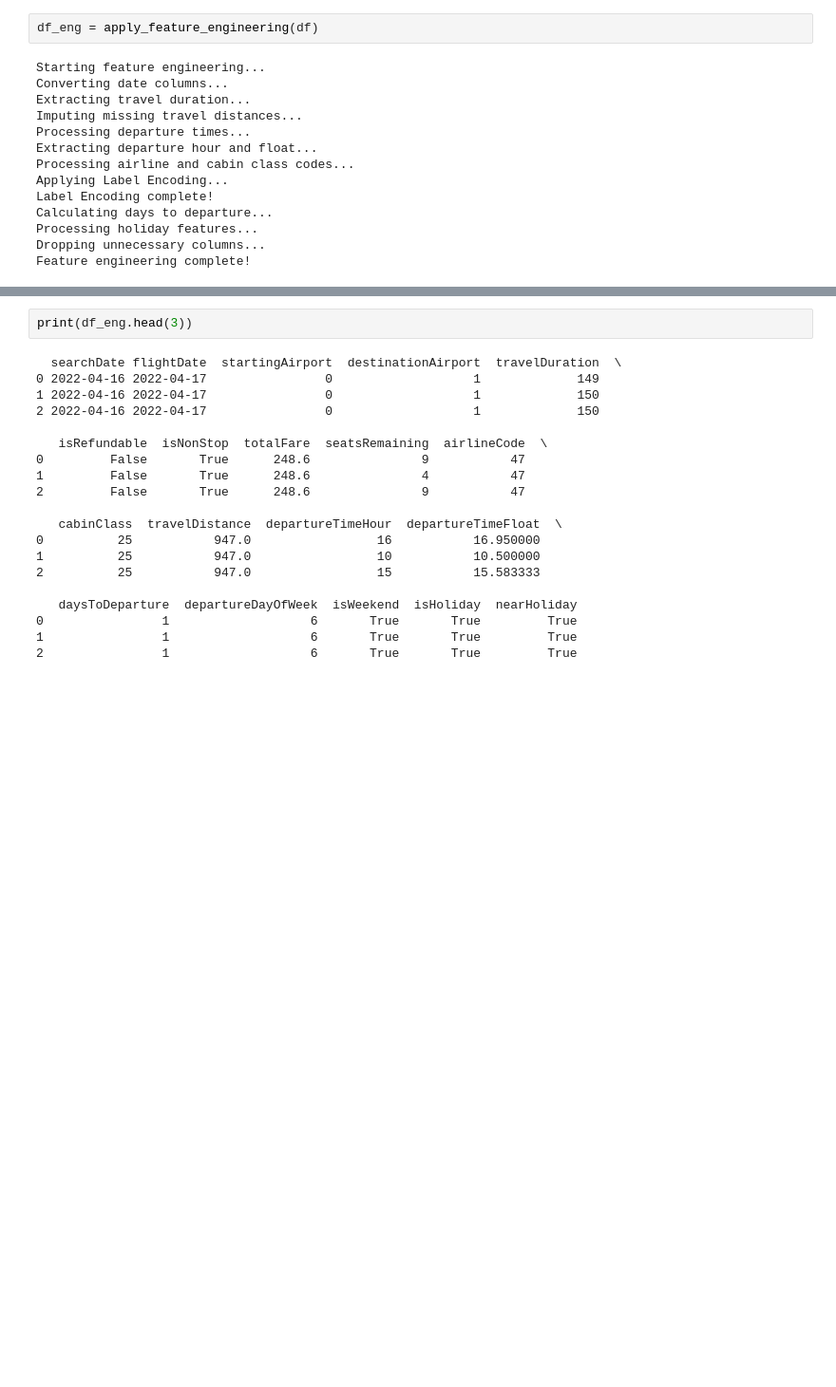
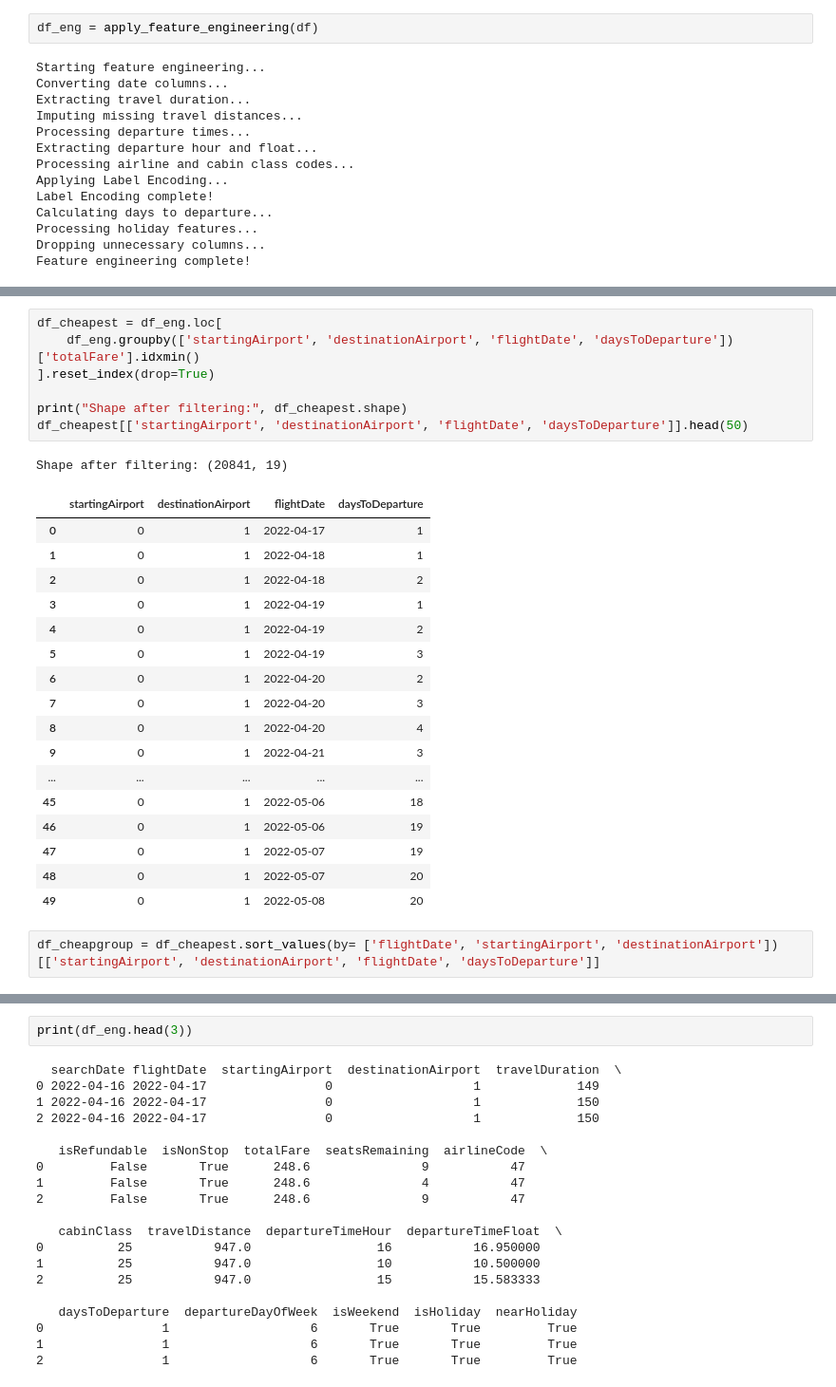
Before and after one commit to bhstoller/AirFareCast, a Jupyter notebook: groupings.ipynb, the cells around one changed output, grey strips where cells are left out. Shown: that part at 95% size. Drawn from its saved outputs; the diff is of its cells as text; blank space fills up the shorter version.

```diff
--- a/groupings.ipynb
+++ b/groupings.ipynb
@@ -100,0 +216,28 @@ Feature engineering complete!
+# %%
+df_cheapest = df_eng.loc[
+    df_eng.groupby(['startingAirport', 'destinationAirport', 'flightDate', 'daysToDeparture'])['totalFare'].idxmin()
+].reset_index(drop=True)
+
+print("Shape after filtering:", df_cheapest.shape)
+df_cheapest[['startingAirport', 'destinationAirport', 'flightDate', 'daysToDeparture']].head(50)
+# %% [output]
+Shape after filtering: (20841, 19)
+|  | startingAirport | destinationAirport | flightDate | daysToDeparture |
+| 0 | 0 | 1 | 2022-04-17 | 1 |
+| 1 | 0 | 1 | 2022-04-18 | 1 |
+| 2 | 0 | 1 | 2022-04-18 | 2 |
+| 3 | 0 | 1 | 2022-04-19 | 1 |
+| 4 | 0 | 1 | 2022-04-19 | 2 |
+| 5 | 0 | 1 | 2022-04-19 | 3 |
+| 6 | 0 | 1 | 2022-04-20 | 2 |
+| 7 | 0 | 1 | 2022-04-20 | 3 |
+| 8 | 0 | 1 | 2022-04-20 | 4 |
+| 9 | 0 | 1 | 2022-04-21 | 3 |
+| ... | ... | ... | ... | ... |
+| 45 | 0 | 1 | 2022-05-06 | 18 |
+| 46 | 0 | 1 | 2022-05-06 | 19 |
+| 47 | 0 | 1 | 2022-05-07 | 19 |
+| 48 | 0 | 1 | 2022-05-07 | 20 |
+| 49 | 0 | 1 | 2022-05-08 | 20 |
+# %%
+df_cheapgroup = df_cheapest.sort_values(by= ['flightDate', 'startingAirport', 'destinationAirport'])[['startingAirport', 'destinationAirport', 'flightDate', 'daysToDeparture']]
```
Also changed, not shown: parts of 13 cells of this notebook.
